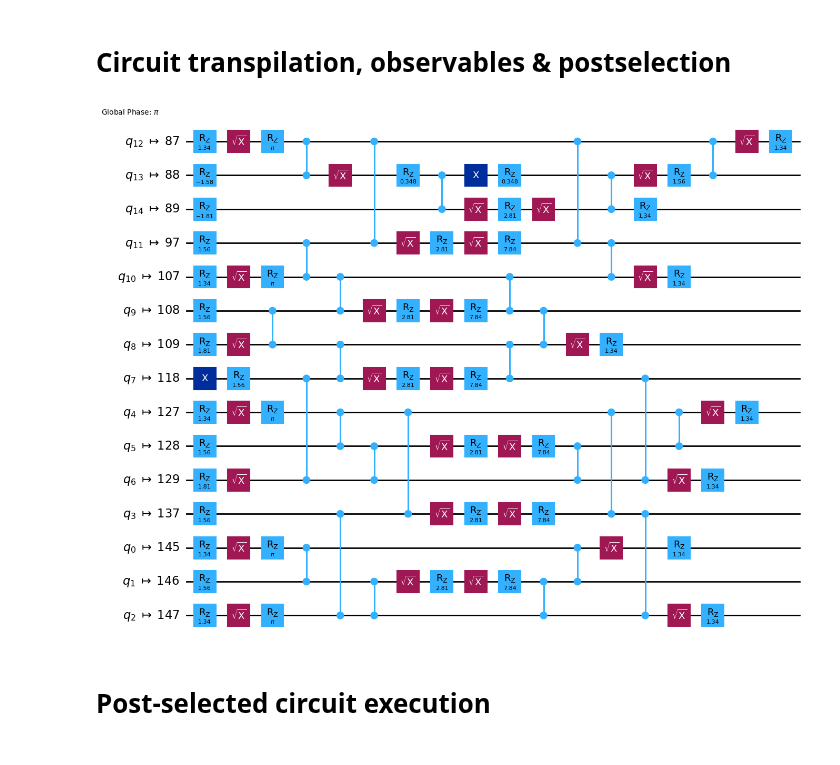
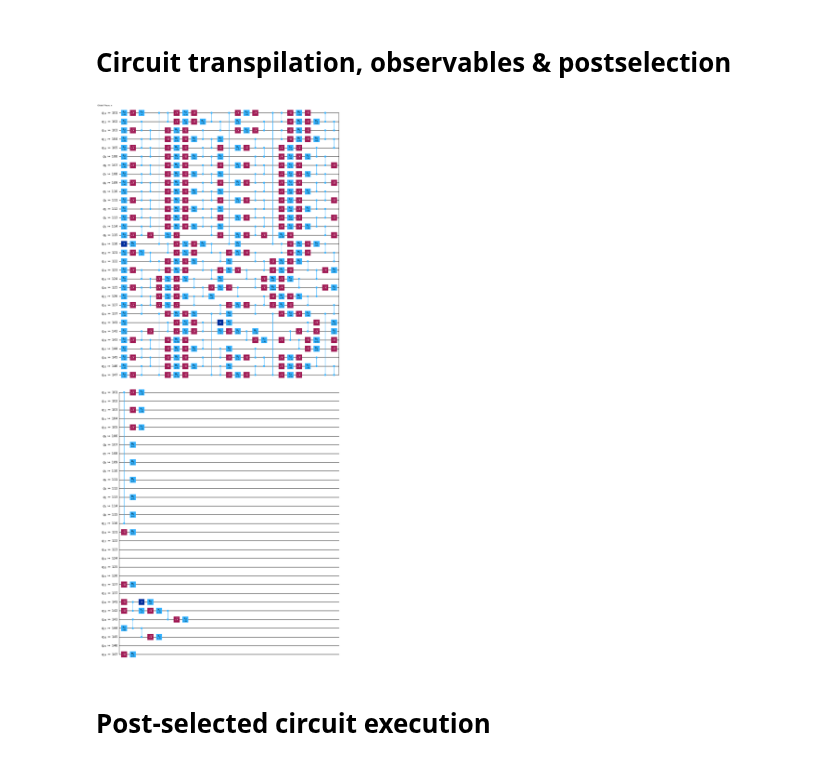
Before and after one commit to Fradm98/qs-qh, a Jupyter notebook: src/notebooks/Z2/z2_chain_hardware_postselection.ipynb, the cells around one changed output. Cells and saved outputs as stored; diff of their text form; code cells hidden in the pictures.

```diff
--- a/src/notebooks/Z2/z2_chain_hardware_postselection.ipynb
+++ b/src/notebooks/Z2/z2_chain_hardware_postselection.ipynb
@@ -7,12 +7,12 @@
 from utils.hexec import create_estimator_options
 from utils.hexec import ExecDB
 
-L_arr = [8, 16, 24, 32, 40, 48, 50, 52]
+L_arr = [16, 42, 50]
 # L_arr = [16]
-J = 1
-h = 0.05
-lamb = 0.7
-g = None
+J_arr = [1]
+h_arr = [0.05]
+lamb_arr = [0.7]
+g_arr = [8]
 
 x_basis = False
 
@@ -22,7 +22,9 @@ particle_pair_length = 1
 final_time = 8
 steps = 35
 
-shots = [50000]
+shots = 50000
+
+odr = True
 
 execution_database = "z2_chain_jobs_postselection.json"
 jobs_result_folder = execution_database.split(".")[0] + "/"
@@ -43,59 +45,70 @@ device = "ibm_fez"
 # device = "ibm_sherbrooke"
 # device = "ibm_torino"
 
-eplg_absolute = 4.80e-3
+eplg_absolute = 1.49e-3
 
 service = QiskitRuntimeService(channel=channel, token=ibm_token, instance=group_instance2)
 backend = service.backend(device)
 # %% [markdown]
 # Circuit transpilation, observables & postselection
 # %%
-from z2chain.circs import physical_particle_pair_quench_simulation_circuits, erradj_particle_pair_quench_simulation_circuits
+from z2chain.circs import physical_particle_pair_quench_simulation_circuits, erradj_particle_pair_quench_simulation_circuits, odr_compuncomp_circuits
 from z2chain.operators import local_pauli_z, local_pauli_x, postselection_operators
 from utils.hexec import get_backend_best_qubit_chain
 from utils.circs import generate_and_save_circs
 from functools import partial
+from itertools import product
 import os
 
 optimization_level = 2
 
-circuits = [] # circuits[L][t]
+circuits = [] # circuits[L][params][t]
+if odr: odr_circuits = [] # odr_circuits[L][params][t]
 observable_generating_funcs = [] #observable_generating_funcs[L][i]
 postselection_operators_funcs = []
+extra_options = []
 
-sampler_options = [{
-    "default_shots": nshots,
+sampler_options = {
+    "default_shots": shots,
     "execution": {
         "init_qubits": True,
         "meas_type": "classified"
     },
     "dynamical_decoupling": {
         "enable": True,
         "sequence_type": "XY4"
     },
     "twirling": {
         "enable_gates": True,
         "enable_measure": True,
         "num_randomizations": "auto",
         "shots_per_randomization": "auto"
     }
-} for nshots in shots]
-
-extra_options = [{"backend": device, "L": L, "J": J, "h": h, "λ":lamb, "g": g, "particle_pair_position": pp_pos, "particle_pair_length": particle_pair_length, "final_time": final_time, "eplg": eplg_absolute} for L, pp_pos in zip(L_arr, particle_pair_left_positions)]
+}
 
 for L, pp_ps in zip(L_arr, particle_pair_left_positions):
-    circuits_filepath = os.path.join(circ_folder_path, f"z2chain_quench_circs_{device}_maxt_{final_time}_steps_{steps}_L_{L}_J_{J:.04f}_h_{h:.04f}_lamb_{lamb:.04f}_g_{g}_pp_{pp_ps}_pl_{particle_pair_length}_xbasis_{x_basis}.qpy")
     qubits_inds = get_backend_best_qubit_chain(backend, 2*L-1)
-    circs_func_args = (L, J, h, lamb, pp_ps, particle_pair_length, final_time, steps, backend, optimization_level, eplg_absolute, g, qubits_inds, x_basis)
-    # physical_circuits = generate_and_save_circs(circuits_filepath, erradj_particle_pair_quench_simulation_circuits, *circs_func_args)
-    physical_circuits = erradj_particle_pair_quench_simulation_circuits(L, J, h, lamb, pp_ps, particle_pair_length, final_time, steps, backend, optimization_level, eplg_absolute, g, qubits_inds, x_basis=x_basis)
+    this_circuits = []
+    if odr: this_odr_circuits = []
+    this_extra_options = []
+    for J, h, lamb, g in product(J_arr, h_arr, lamb_arr, g_arr):
+        circuits_filepath = os.path.join(circ_folder_path, f"z2chain_quench_circs_{device}_maxt_{final_time}_steps_{steps}_L_{L}_J_{J:.04f}_h_{h:.04f}_lamb_{lamb:.04f}_g_{g}_pp_{pp_ps}_pl_{particle_pair_length}_xbasis_{x_basis}.qpy")
+        circs_func_args = (L, J, h, lamb, pp_ps, particle_pair_length, final_time, steps, backend, optimization_level, eplg_absolute, g, qubits_inds, x_basis)
+        physical_circuits = erradj_particle_pair_quench_simulation_circuits(L, J, h, lamb, pp_ps, particle_pair_length, final_time, steps, backend, optimization_level, eplg_absolute, g, qubits_inds, x_basis=x_basis, force_even=True)
+        this_circuits.append(physical_circuits)
+        this_extra_options.append({"backend": device, "L": L, "J": J, "h": h, "λ":lamb, "g": g, "particle_pair_position": pp_ps, "particle_pair_length": particle_pair_length, "final_time": final_time, "eplg": eplg_absolute})
+        if odr:
+            odr_func_args = (L, J, h, lamb, final_time, steps, backend, eplg_absolute, g, qubits_inds, x_basis)
+            this_odr_circuits.append(odr_compuncomp_circuits(*odr_func_args))
+    circuits.append(this_circuits)
+    if odr: odr_circuits.append(this_odr_circuits)
     observable_generating_funcs.append([partial(local_pauli_z if not x_basis else local_pauli_x, qubit_ind=i) for i in range(2*L-1)])
     postselection_operators_funcs.append(lambda nqubits: postselection_operators((nqubits + 1)//2, x_basis))
-    circuits.append(physical_circuits)
+    extra_options.append(this_extra_options)
 
-circuits[0][1].draw(output="mpl", idle_wires=False, filename="transpiled_circ_erradj.png")
+circuits[0][0][1].draw(output="mpl", idle_wires=False, filename="transpiled_circ_erradj.png")
 # %% [output]
-[figure, old version]
+[figure, new version]
 # %% [markdown]
 # Post-selected circuit execution
 # %% [markdown]
```
Also changed, not shown: parts of 4 cells of this notebook, 15 other files.
